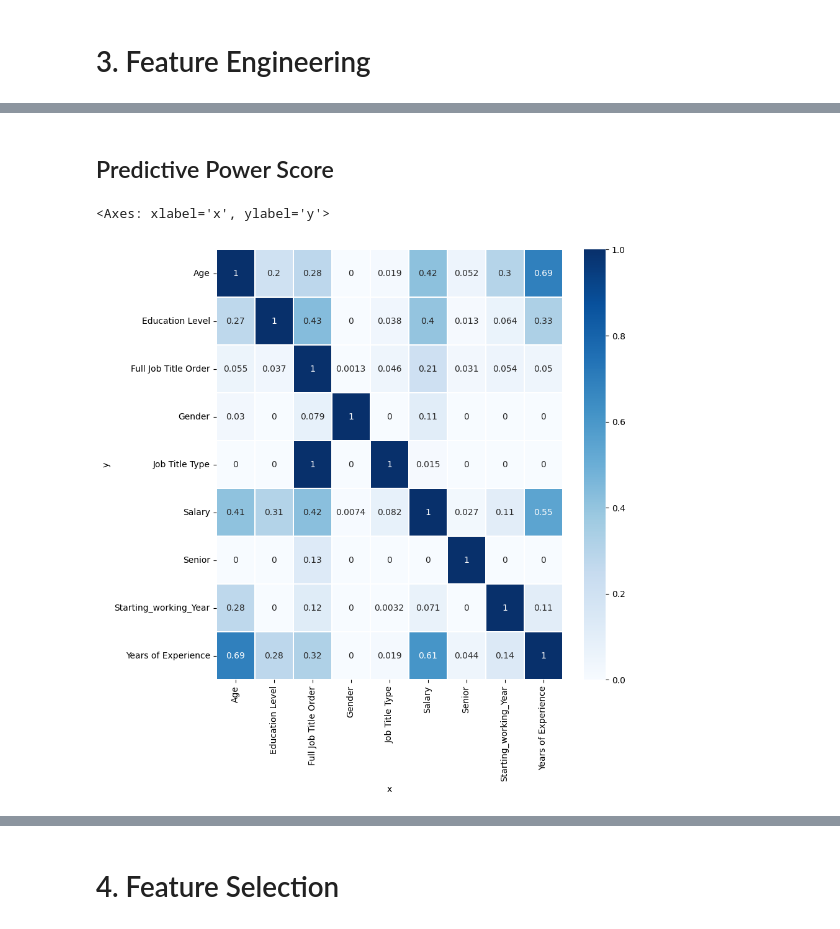
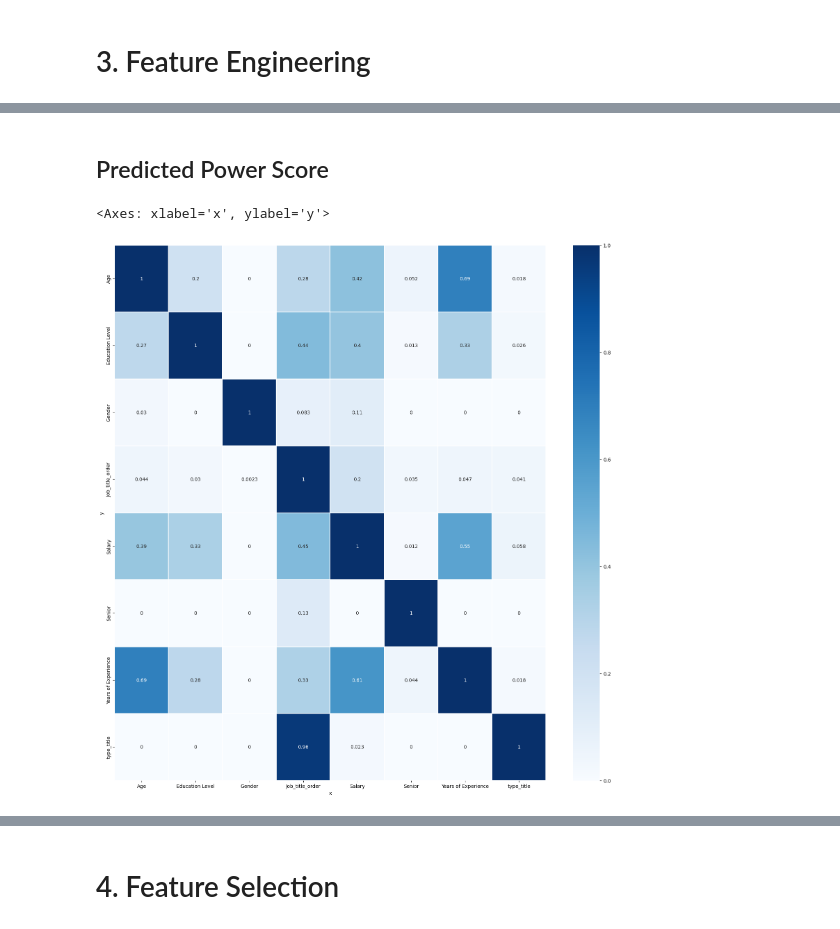
Before and after one commit to shaficse/SalaryPrediction, a Jupyter notebook: SalaryPrediction.ipynb, the cells around one changed output, grey strips where cells are left out. Drawn from its saved outputs; the diff is of its cells as text; code cells hidden in the pictures.

```diff
--- a/salaryPrediction_EDA_Train_Test.ipynb
+++ b/SalaryPrediction.ipynb
@@ -591,6 +595,8 @@ business = ['Account Executive', 'Director of Business Development', 'Director o
             'Financial Manager', 'Marketing Analyst', 'Marketing Coordinator', 'Sales Associate', 'Marketing Manager', 'Product Manager']
 operation = ['Operations Director', 'VP of Operations', 'Training Specialist', 'Operations Coordinator', 'Delivery Driver', 'Operations Analyst',
              'Director of Operations', 'Operations Manager']
+# %%
+df_copy['Salary'] = np.log(df_copy['Salary'])
 # %%
 # create function for categorizing job_title
 def categorize_job_title(x):
@@ -609,6 +615,6 @@ def categorize_job_title(x):
     else:
         return 'operation'
 # %%
-df_copy['Job Title Type'] = df_copy['Full Job Title'].apply(categorize_job_title) # categorize job_title into 7 groups and keep in column 'type_title'
+df_copy['type_title'] = df_copy['Job Title'].apply(categorize_job_title) # categorize job_title into 7 groups and keep in column 'type_title'
 df_copy.head(20)
 # %% [output]
@@ -648,6 +657,6 @@ sns.boxplot(data = df_copy, x = "Salary", y = "Job Title Type", palette = 'brigh
 # %%
 # Convert categories of type of job title into label by mapping
 job_title_type = {"hr":0, "design":1, "management":2, "engineer":3, "technical":4, "business":5, "operation":6}
-df_copy['Job Title Type'] = df_copy['Job Title Type'].map(lambda x: job_title_type[x])
+df_copy['type_title'] = df_copy['type_title'].map(lambda x: job_title_type[x])
 df_copy.head(15)
 # %% [output]
@@ -671,3 +678,0 @@ df_copy.head(15)
-# %%
-df_copy["Starting_working_Year"] = df_copy["Age"] - df_copy["Years of Experience"]
-df_copy
@@ -709,13 +704,13 @@ Starting Working Year: 'Starting_working_Year' (calculated as 'Age' minus 'Years
 # %% [markdown]
-## Predictive Power Score
+## Predicted Power Score
 # %%
-dfcopy = df_copy[['Age','Gender','Education Level','Years of Experience',
-                'Salary','Senior','Full Job Title Order','Job Title Type', 'Starting_working_Year']].copy()
+dfcopy = df_copy.copy()
+dfcopy.drop(['Job Title'], axis= 1, inplace=True)
 matrix_df = ps.matrix(dfcopy)[['x', 'y', 'ppscore']].pivot(columns='x', index='y', values='ppscore')
 
 # plot
-plt.figure(figsize = (9,9))
+plt.figure(figsize = (20,20))
 sns.heatmap(matrix_df, vmin=0, vmax=1, cmap="Blues", linewidths=0.25, annot=True)
 # %% [output]
 <Axes: xlabel='x', ylabel='y'>
-[figure, old version]
+[figure, new version]
```
Also changed, not shown: parts of 55 cells of this notebook.
